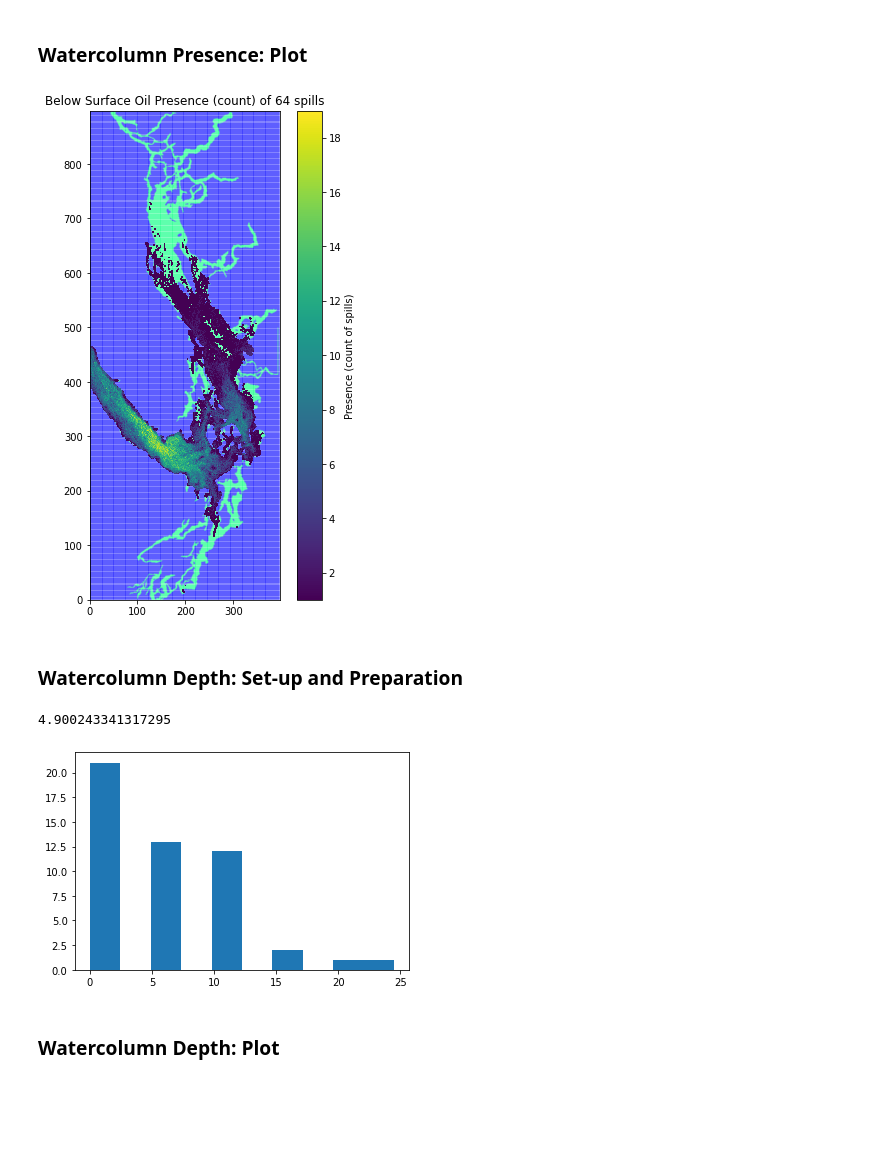
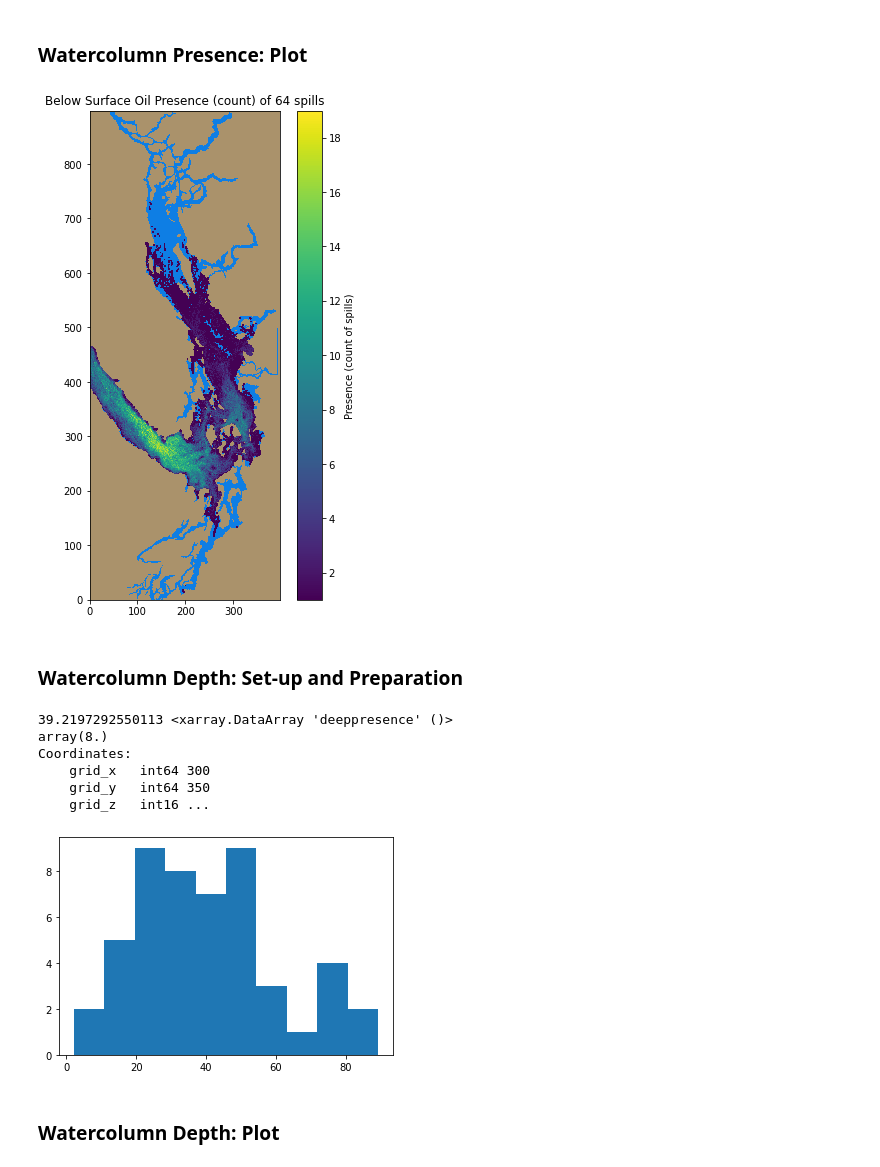
Before and after one commit to MIDOSS/Visualization, a Jupyter notebook: notebooks/Plot_Aggregates_akns.ipynb, the cells around one changed output. Drawn from its saved outputs; the diff is of its cells as text; code cells hidden in the pictures; blank space fills up the shorter version.

Commit message:
Plots with all spills included

```diff
--- a/notebooks/Plot_Aggregates_akns.ipynb
+++ b/notebooks/Plot_Aggregates_akns.ipynb
@@ -11,8 +11,9 @@ import xarray as xr
 
 %matplotlib inline
 # %%
-thefile = '/scratch/allen/MIDOSS/aggregate/fortyeighth_200_akns.nc'
+thefile = '/scratch/allen/MIDOSS/aggregate/fiftieth_55_akns.nc'
 oil = xr.open_dataset(thefile)
 whichspills = "AKNS Spills"
+smalloils = 0
 # %%
 mesh = xr.open_dataset('~/MEOPAR/grid/mesh_mask201702.nc')
@@ -364,17 +379,18 @@ ma_deep_pres = np.ma.masked_array(oil.deeppresence, oil.deeppresence == 0)
 # %%
 fig, ax = plt.subplots(1, 1, figsize=(6, 9))
 
-ax.pcolormesh(tmask[1:, 1:], cmap='winter_r', alpha=0.1)
+ax.pcolormesh(tmask[1:, 1:], cmap='terrain', vmin=-0.2, vmax=1.6)
 ax.set_ylim(imin, imax)
 ax.set_xlim(jmin, jmax)
 ax.set_aspect(aspect)
 
+
 C = ax.pcolormesh(ma_deep_pres, zorder=2)
 cb = fig.colorbar(C, ax=ax);
 cb.set_label('Presence (count of spills)')
-ax.set_title(f'Below Surface Oil Presence (count) of {oil.nofiles.values} spills');
+ax.set_title(f'Below Surface Oil Presence (count) of {oil.nofiles.values+smalloils} spills');
 # %% [output]
-[figure, old version]
+[figure, new version]
 # %% [markdown]
 ### Watercolumn Depth: Set-up and Preparation
 # %%
@@ -393,11 +409,16 @@ location = np.ma.masked_array(oil.deep_location[0]/(oil.deeppresence + eps), (oi
 
 ma_location_ste = np.ma.masked_array(location_ste/(oil.deeppresence+eps), location_ste == 0)
 # %%
-plt.hist(oil.deep_location[:, 400, 300]/oil.deeppresence[400, 300]);
-print (ma_deep_location[400, 300])
+plt.hist(oil.deep_location[:, 350, 300]/oil.deeppresence[350, 300]);
+print (ma_deep_location[350, 300], oil.deeppresence[350, 300])
 # %% [output]
-4.900243341317295
+39.2197292550113 <xarray.DataArray 'deeppresence' ()>
+array(8.)
+Coordinates:
+    grid_x   int64 300
+    grid_y   int64 350
+    grid_z   int16 ...
-[figure, old version]
+[figure, new version]
 # %% [markdown]
 ### Watercolumn Depth: Plot
 # %%
```
Also changed, not shown: parts of 13 cells of this notebook, 4 other files.
